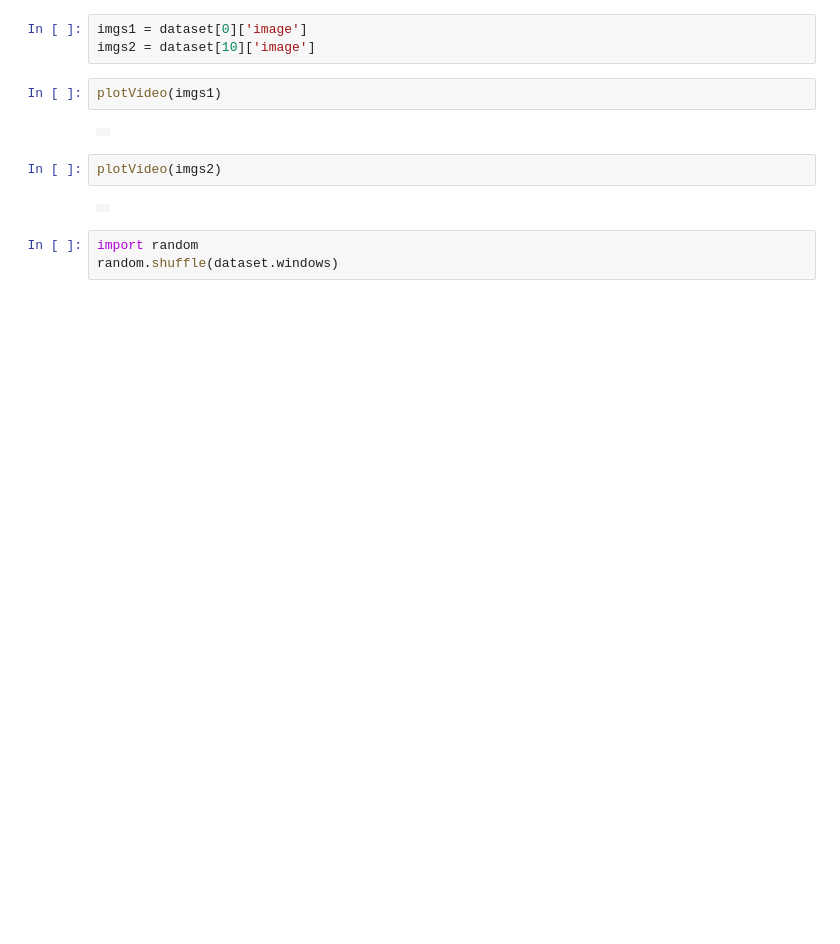
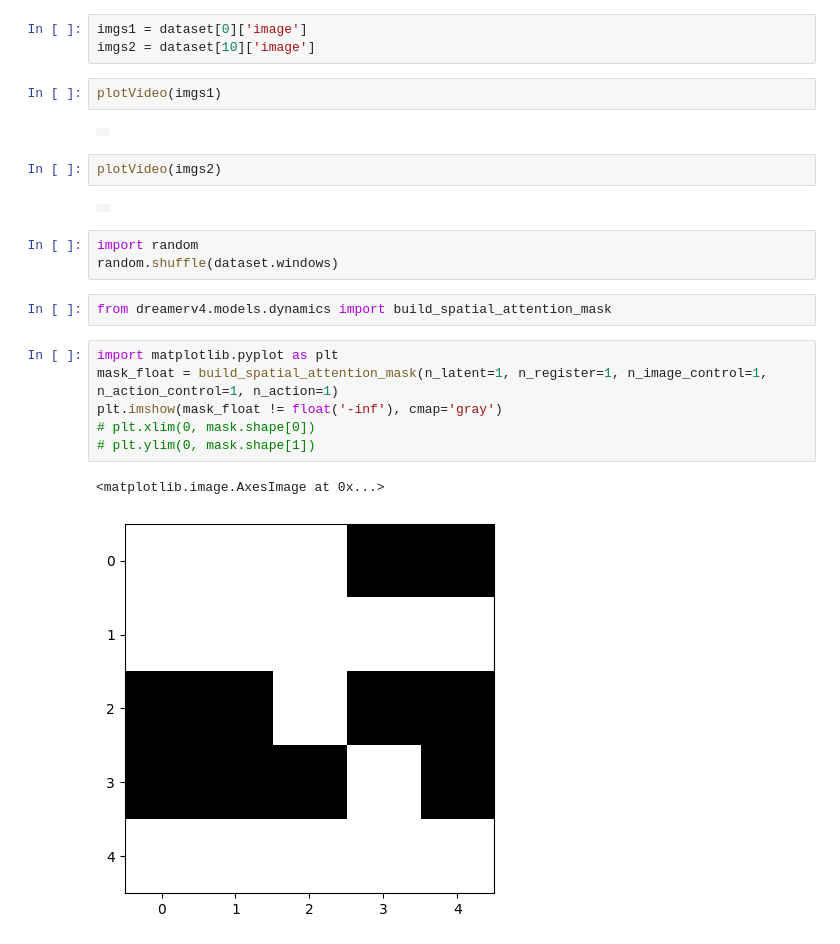
Before and after one commit to Rooholla-KhorramBakht/dreamerV4-UWM, a Jupyter notebook: notebooks/sampling.ipynb, the cells around one changed output. Cells and saved outputs as stored; diff of their text form; blank space fills up the shorter version.

```diff
--- a/notebooks/sampling.ipynb
+++ b/notebooks/sampling.ipynb
@@ -417,3 +418,14 @@ plotVideo(imgs2)
 # %%
 import random
 random.shuffle(dataset.windows)
+# %%
+from dreamerv4.models.dynamics import build_spatial_attention_mask
+# %%
+import matplotlib.pyplot as plt
+mask_float = build_spatial_attention_mask(n_latent=1, n_register=1, n_image_control=1, n_action_control=1, n_action=1)
+plt.imshow(mask_float != float('-inf'), cmap='gray')
+# plt.xlim(0, mask.shape[0])
+# plt.ylim(0, mask.shape[1])
+# %% [output]
+<matplotlib.image.AxesImage at 0x...>
+[figure, added]
```
Also changed, not shown: parts of 6 cells of this notebook, 4 other files.
